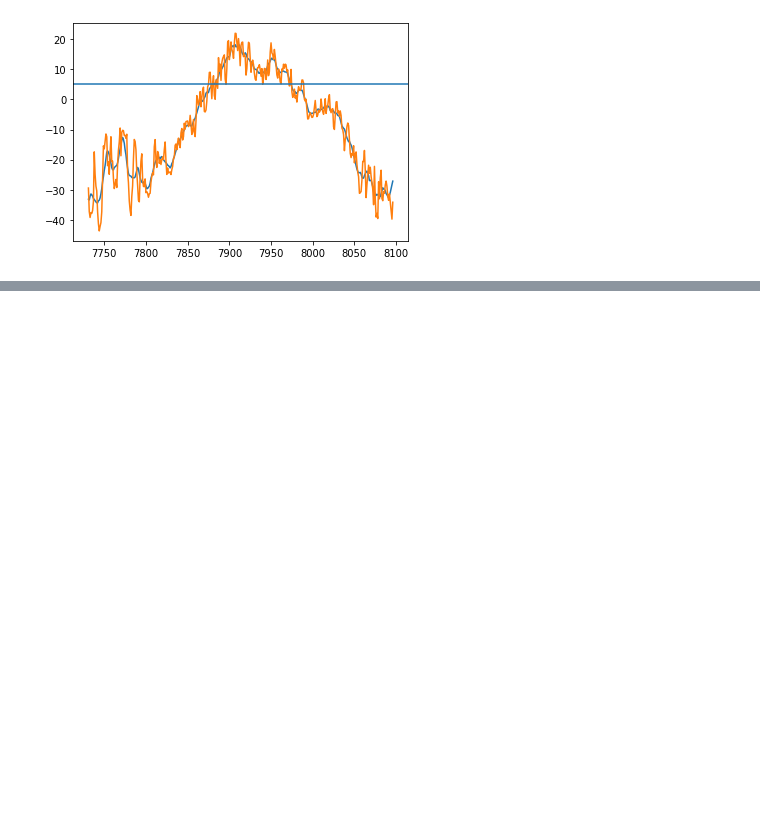
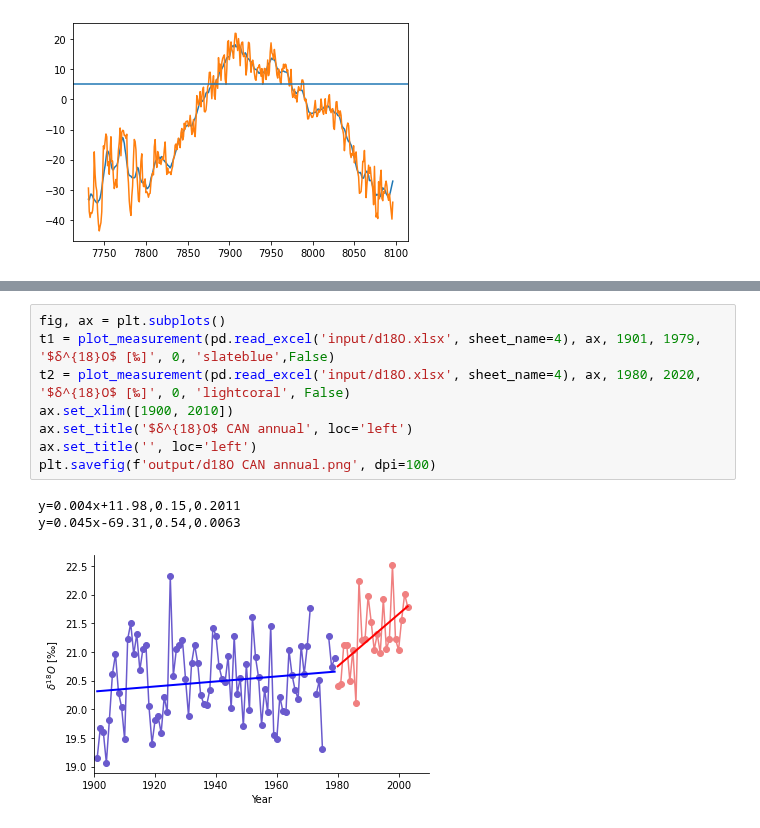
Before and after one commit to mikewellmeansme/trs-isotopes-analyser, a Jupyter notebook: playground.ipynb, the cells around one changed output, grey strips where cells are left out. Drawn from its saved outputs; the diff is of its cells as text; blank space fills up the shorter version.

```diff
--- a/playground.ipynb
+++ b/playground.ipynb
@@ -622,0 +669,12 @@ plt.axhline(5)
+# %%
+fig, ax = plt.subplots()
+t1 = plot_measurement(pd.read_excel('input/d18O.xlsx', sheet_name=4), ax, 1901, 1979, '$δ^{18}O$ [‰]', 0, 'slateblue',False)
+t2 = plot_measurement(pd.read_excel('input/d18O.xlsx', sheet_name=4), ax, 1980, 2020, '$δ^{18}O$ [‰]', 0, 'lightcoral', False)
+ax.set_xlim([1900, 2010])
+ax.set_title('$δ^{18}O$ CAN annual', loc='left')
+ax.set_title('', loc='left')
+plt.savefig(f'output/d18O CAN annual.png', dpi=100)
+# %% [output]
+y=0.004x+11.98,0.15,0.2011
+y=0.045x-69.31,0.54,0.0063
+[figure, added]
```
Also changed, not shown: parts of 14 cells of this notebook, 3 other files.
